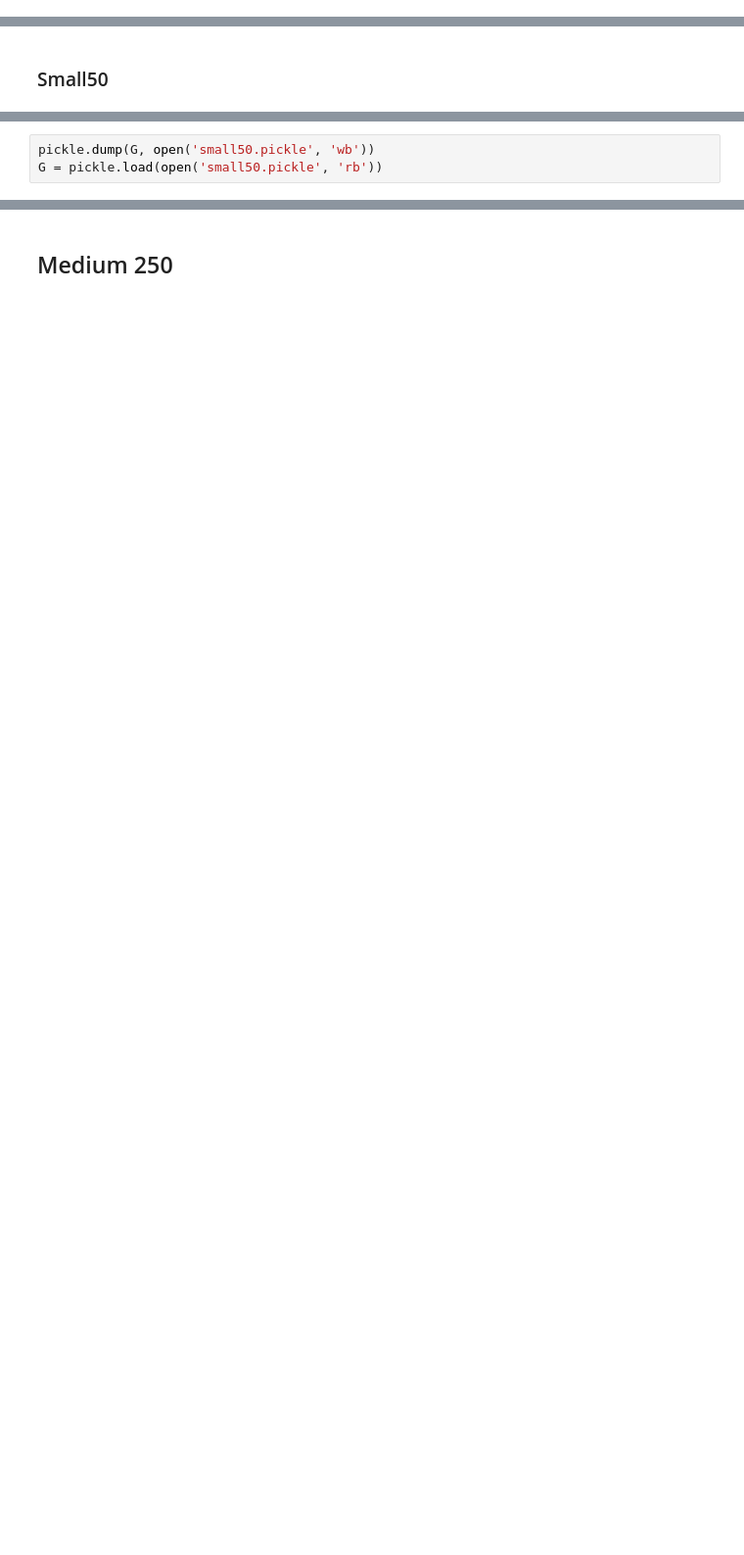
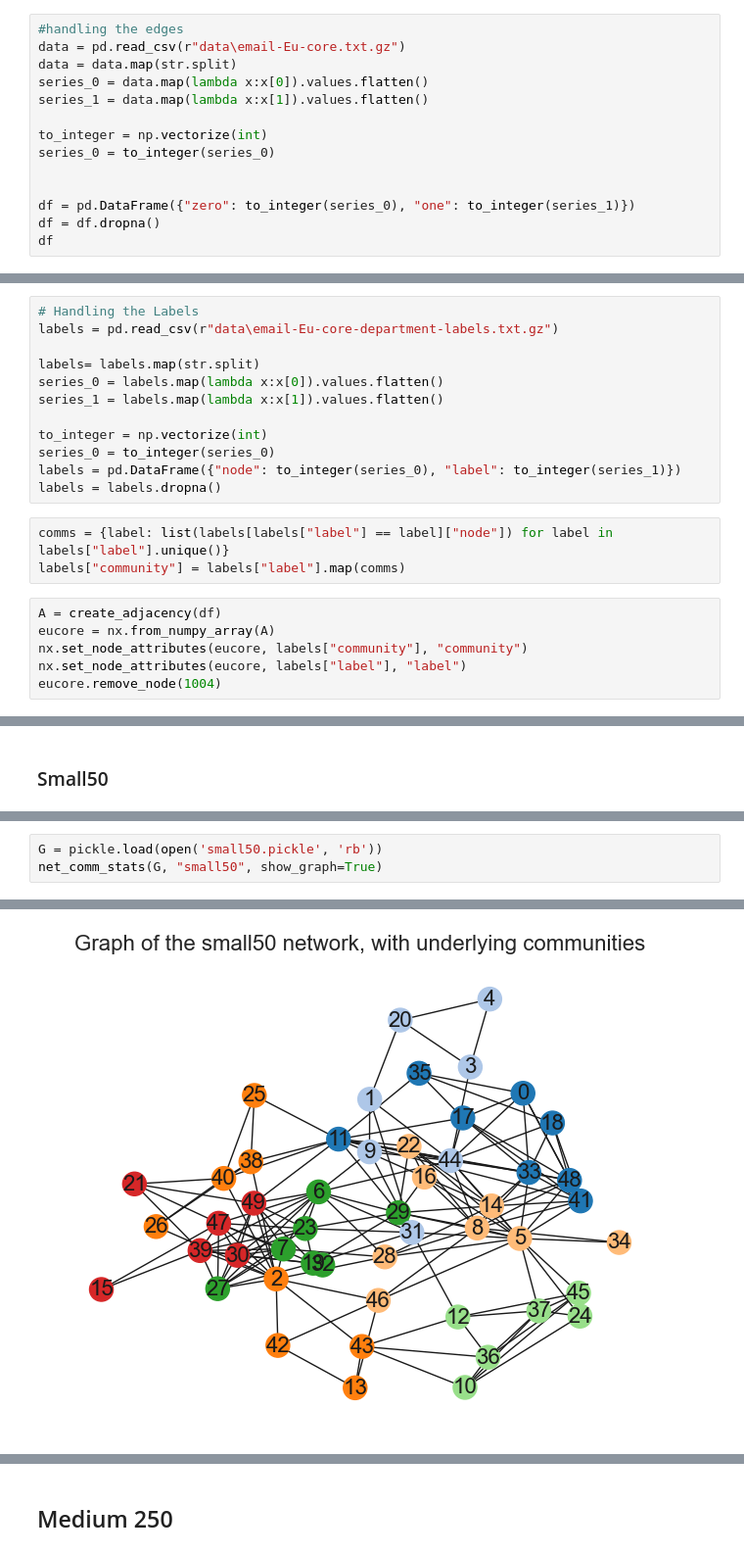
Before and after one commit to felipefbcintra/Bachelor-End-Project, a Jupyter notebook: Generating_Synth_Net.ipynb, the cells around one changed output, grey strips where cells are left out. Shown at 98% size. Saved outputs shown, nothing was run; the diff lists cells and outputs as text; blank space fills up the shorter version.

```diff
--- a/Generating_Synth_Net.ipynb
+++ b/Generating_Synth_Net.ipynb
@@ -51,0 +91,14 @@ np.random.set_state(import_random_state())
+# %%
+#handling the edges
+data = pd.read_csv(r"data\email-Eu-core.txt.gz")
+data = data.map(str.split)
+series_0 = data.map(lambda x:x[0]).values.flatten()
+series_1 = data.map(lambda x:x[1]).values.flatten()
+
+to_integer = np.vectorize(int)
+series_0 = to_integer(series_0)
+
+
+df = pd.DataFrame({"zero": to_integer(series_0), "one": to_integer(series_1)})
+df = df.dropna()
+df
@@ -51,0 +119,21 @@ np.random.set_state(import_random_state())
+# %%
+# Handling the Labels
+labels = pd.read_csv(r"data\email-Eu-core-department-labels.txt.gz")
+
+labels= labels.map(str.split)
+series_0 = labels.map(lambda x:x[0]).values.flatten()
+series_1 = labels.map(lambda x:x[1]).values.flatten()
+
+to_integer = np.vectorize(int)
+series_0 = to_integer(series_0)
+labels = pd.DataFrame({"node": to_integer(series_0), "label": to_integer(series_1)})
+labels = labels.dropna()
+# %%
+comms = {label: list(labels[labels["label"] == label]["node"]) for label in labels["label"].unique()}
+labels["community"] = labels["label"].map(comms)
+# %%
+A = create_adjacency(df)
+eucore = nx.from_numpy_array(A)
+nx.set_node_attributes(eucore, labels["community"], "community")
+nx.set_node_attributes(eucore, labels["label"], "label")
+eucore.remove_node(1004)
@@ -70,3 +248,4 @@ nx.set_node_attributes(G, dict(enumerate(a)), "community")
 # %%
-pickle.dump(G, open('small50.pickle', 'wb'))
 G = pickle.load(open('small50.pickle', 'rb'))
+net_comm_stats(G, "small50", show_graph=True)
+# %% [output]
@@ -72,0 +260 @@ G = pickle.load(open('small50.pickle', 'rb'))
+[figure, added]
```
Also changed, not shown: parts of 28 cells of this notebook, 6 other files.
